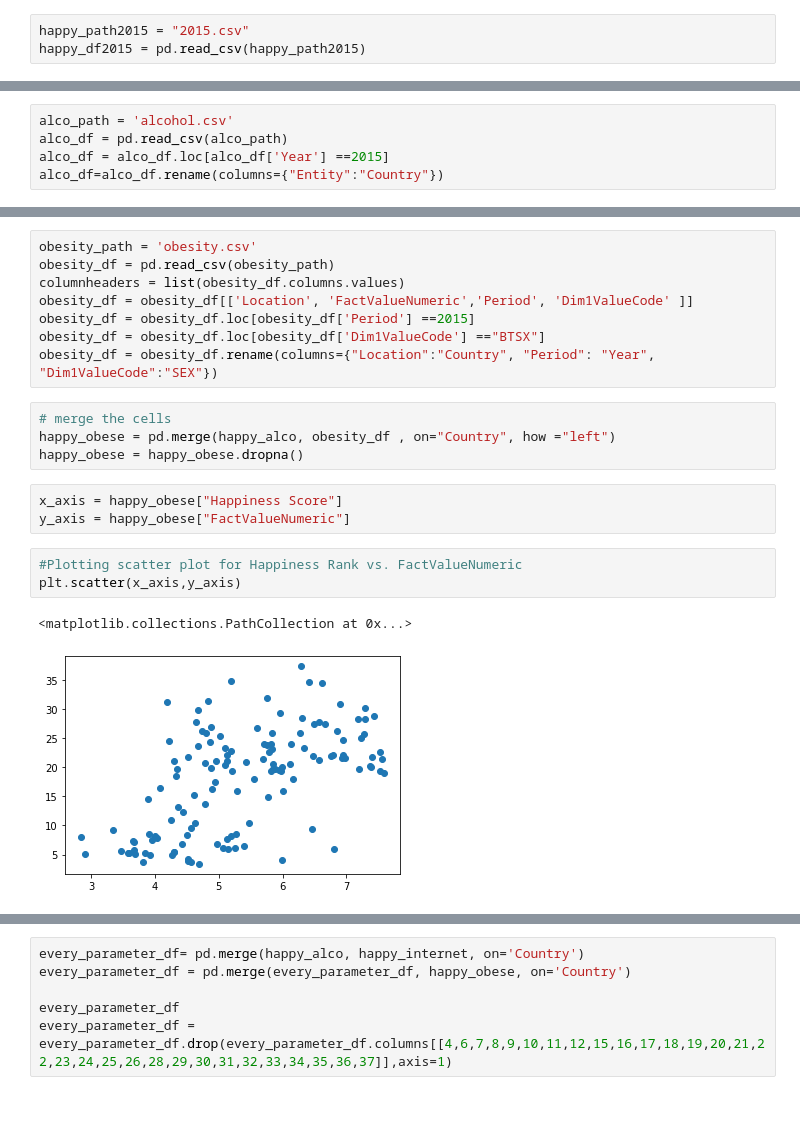
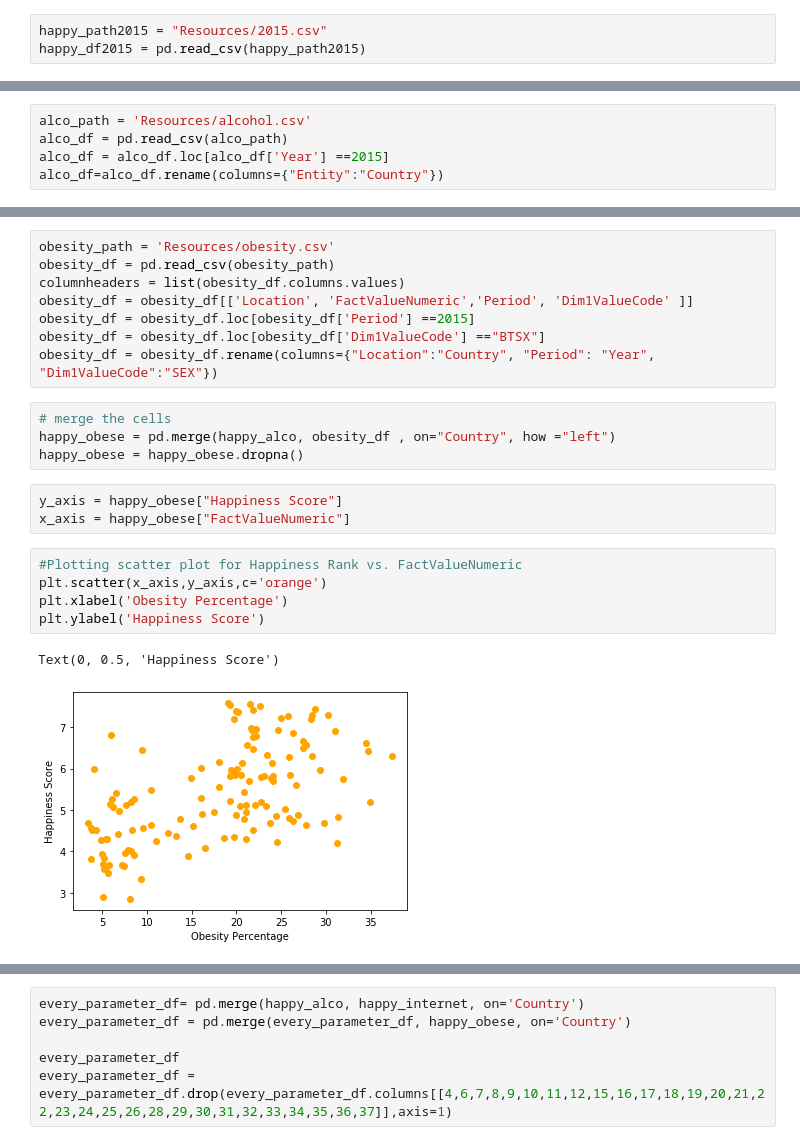
Before and after one commit to ryanmarshall80/project1, a Jupyter notebook: HappinessReport.ipynb, the cells around one changed output, grey strips where cells are left out. Cells and saved outputs as stored; diff of their text form; blank space fills up the shorter version.

Commit message:
Updated chart graphics and organized folders

```diff
--- a/HappinessReport.ipynb
+++ b/HappinessReport.ipynb
@@ -8,6 +8,6 @@ import requests
 import scipy.stats as st
 from scipy.stats import linregress
 # %%
-happy_path2015 = "2015.csv"
+happy_path2015 = "Resources/2015.csv"
 happy_df2015 = pd.read_csv(happy_path2015)
 # %%
@@ -41,7 +41,7 @@ happy_df2015[['Country','Happiness Score']].tail()
 | 156 | Burundi | 2.905 |
 | 157 | Togo | 2.839 |
 # %%
-alco_path = 'alcohol.csv'
+alco_path = 'Resources/alcohol.csv'
 alco_df = pd.read_csv(alco_path)
 alco_df = alco_df.loc[alco_df['Year'] ==2015]
 alco_df=alco_df.rename(columns={"Entity":"Country"})
@@ -139,7 +139,7 @@ plt.savefig("Happiness Change over Time")
 # %% [output]
 [figure]
 # %%
-obesity_path = 'obesity.csv'
+obesity_path = 'Resources/obesity.csv'
 obesity_df = pd.read_csv(obesity_path)
 columnheaders = list(obesity_df.columns.values)
 obesity_df = obesity_df[['Location', 'FactValueNumeric','Period', 'Dim1ValueCode' ]]
@@ -151,13 +151,15 @@ obesity_df = obesity_df.rename(columns={"Location":"Country", "Period": "Year",
 happy_obese = pd.merge(happy_alco, obesity_df , on="Country", how ="left")
 happy_obese = happy_obese.dropna()
 # %%
-x_axis = happy_obese["Happiness Score"]
-y_axis = happy_obese["FactValueNumeric"]
+y_axis = happy_obese["Happiness Score"]
+x_axis = happy_obese["FactValueNumeric"]
 # %%
 #Plotting scatter plot for Happiness Rank vs. FactValueNumeric
-plt.scatter(x_axis,y_axis)
+plt.scatter(x_axis,y_axis,c='orange')
+plt.xlabel('Obesity Percentage')
+plt.ylabel('Happiness Score')
 # %% [output]
-<matplotlib.collections.PathCollection at 0x...>
+Text(0, 0.5, 'Happiness Score')
-[figure, old version]
+[figure, new version]
 # %%
 # Print out the r-squared value along with the plot.
```
Also changed, not shown: parts of 12 cells of this notebook, 16 other files.
